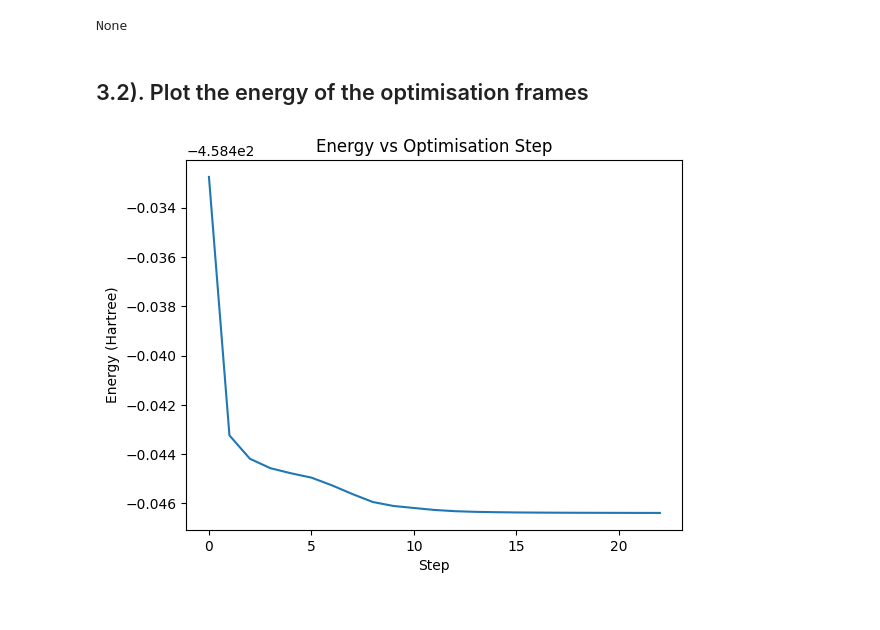
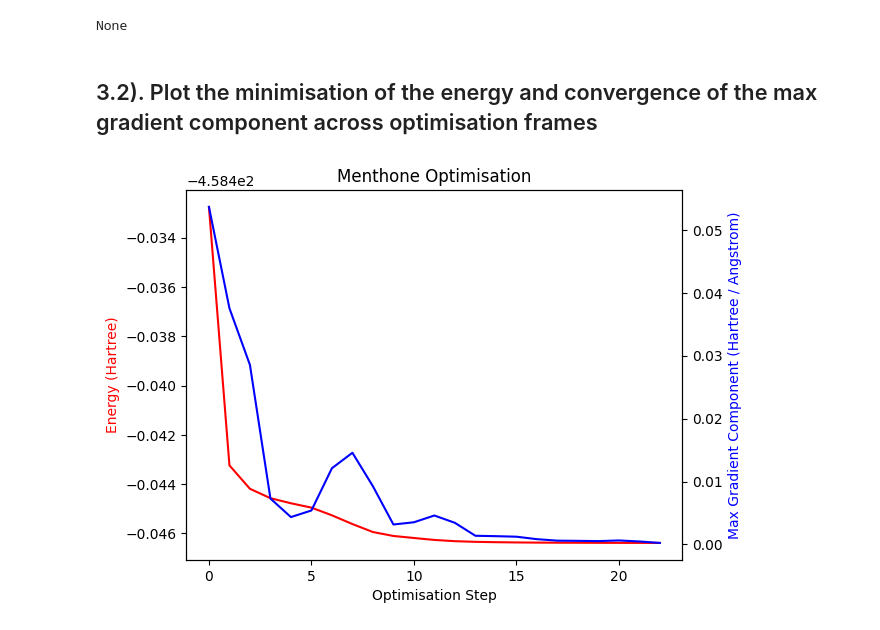
Before and after one commit to talo/rush-py, a Jupyter notebook: nbs/Tutorials/hermes_geo_opt.ipynb, the cells around one changed output. Drawn from its saved outputs; the diff is of its cells as text; code cells hidden in the pictures.

```diff
--- a/nbs/Tutorials/hermes_geo_opt.ipynb
+++ b/nbs/Tutorials/hermes_geo_opt.ipynb
@@ -196,4 +198,7 @@ for topology in topologies_data:
 # %%
+# adjust the frame rate to your liking
+FRAME_ANIMATION_TIME = 0.01
+
 optimisation_viewer = py3Dmol.view(width=800, height=600)
 optimisation_viewer.show()
 for frame in xyz_frames:
@@ -204,18 +209,24 @@ for frame in xyz_frames:
     optimisation_viewer.render()
     IPython.display.clear_output(wait=True)
     IPython.display.display(optimisation_viewer.show())
-    time.sleep(0.5)
+    time.sleep(FRAME_ANIMATION_TIME)
 # %% [output]
 [interactive output not drawn]
 None
 # %% [markdown]
-## 3.2). Plot the energy of the optimisation frames
+## 3.2). Plot the minimisation of the energy and convergence of the max gradient component across optimisation frames
 # %%
 energies = [frame["total_energy"] for frame in optimisation_frames.value]
-plt.plot(energies)
-plt.title("Energy vs Optimisation Step")
-plt.xlabel("Step")
-plt.ylabel("Energy (Hartree)")
+component = [abs(frame["max_gradient_component"]) for frame in optimisation_frames.value]
+# make a split axis plot showing the energy and max gradient component
+fig, ax1 = plt.subplots()
+ax2 = ax1.twinx()
+ax1.plot(energies, 'r-')
+ax2.plot(component, 'b-')
+ax1.set_xlabel('Optimisation Step')
+ax1.set_ylabel('Energy (Hartree)', color='r')
+ax2.set_ylabel('Max Gradient Component (Hartree / Angstrom)', color='b')
+plt.title("Menthone Optimisation")
 plt.show()
 # %% [output]
-[figure, old version]
+[figure, new version]
```
Also changed, not shown: parts of 5 cells of this notebook.
